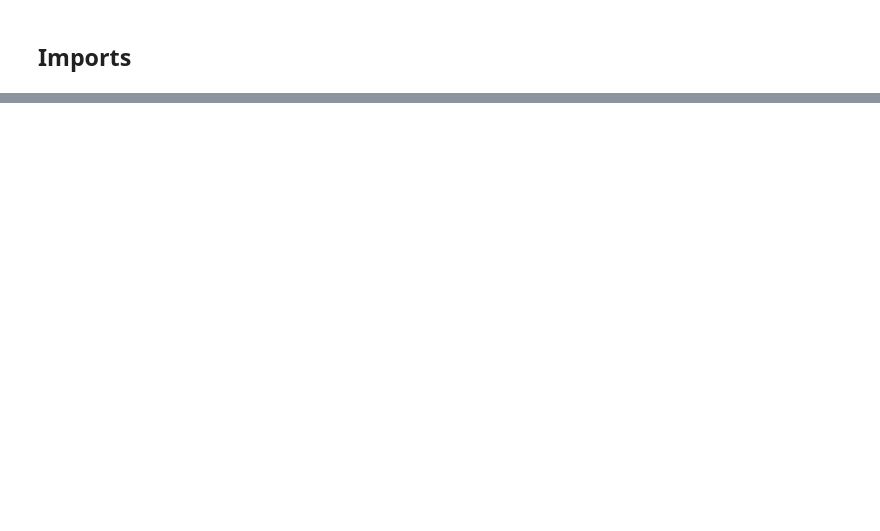
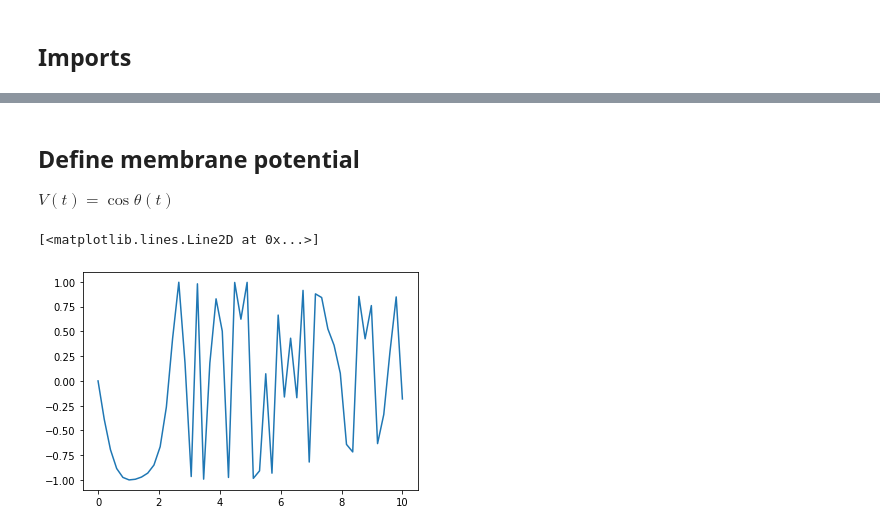
Before and after one commit to noamsgl/msc, a Jupyter notebook: notebooks/demos/demo_solve_ivp.ipynb, the cells around one changed output, grey strips where cells are left out. Saved outputs shown, nothing was run; the diff lists cells and outputs as text; code cells hidden in the pictures; blank space fills up the shorter version.

Commit message:
add membrane potential to demo_solve_ivp.ipynb

```diff
--- a/notebooks/demos/demo_solve_ivp.ipynb
+++ b/notebooks/demos/demo_solve_ivp.ipynb
@@ -44,0 +45,11 @@ ax.legend()
+# %% [markdown]
+## Define membrane potential
+$V(t) = \cos \theta (t)$
+# %%
+def v(y):
+    return np.cos(y)
+
+plt.plot(t, v(y.T))
+# %% [output]
+[<matplotlib.lines.Line2D at 0x...>]
+[figure, added]
```
Also changed, not shown: parts of 2 cells of this notebook.
